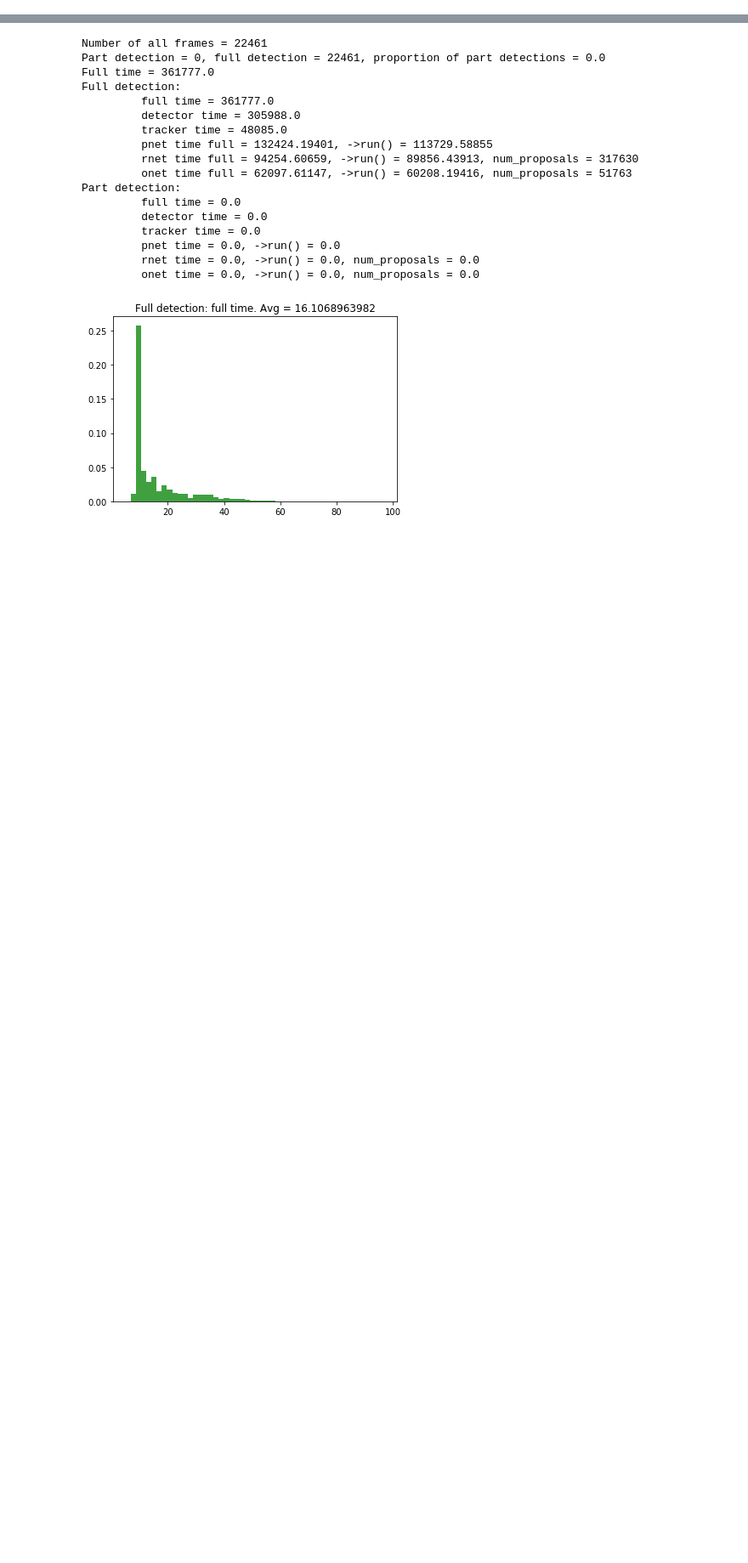
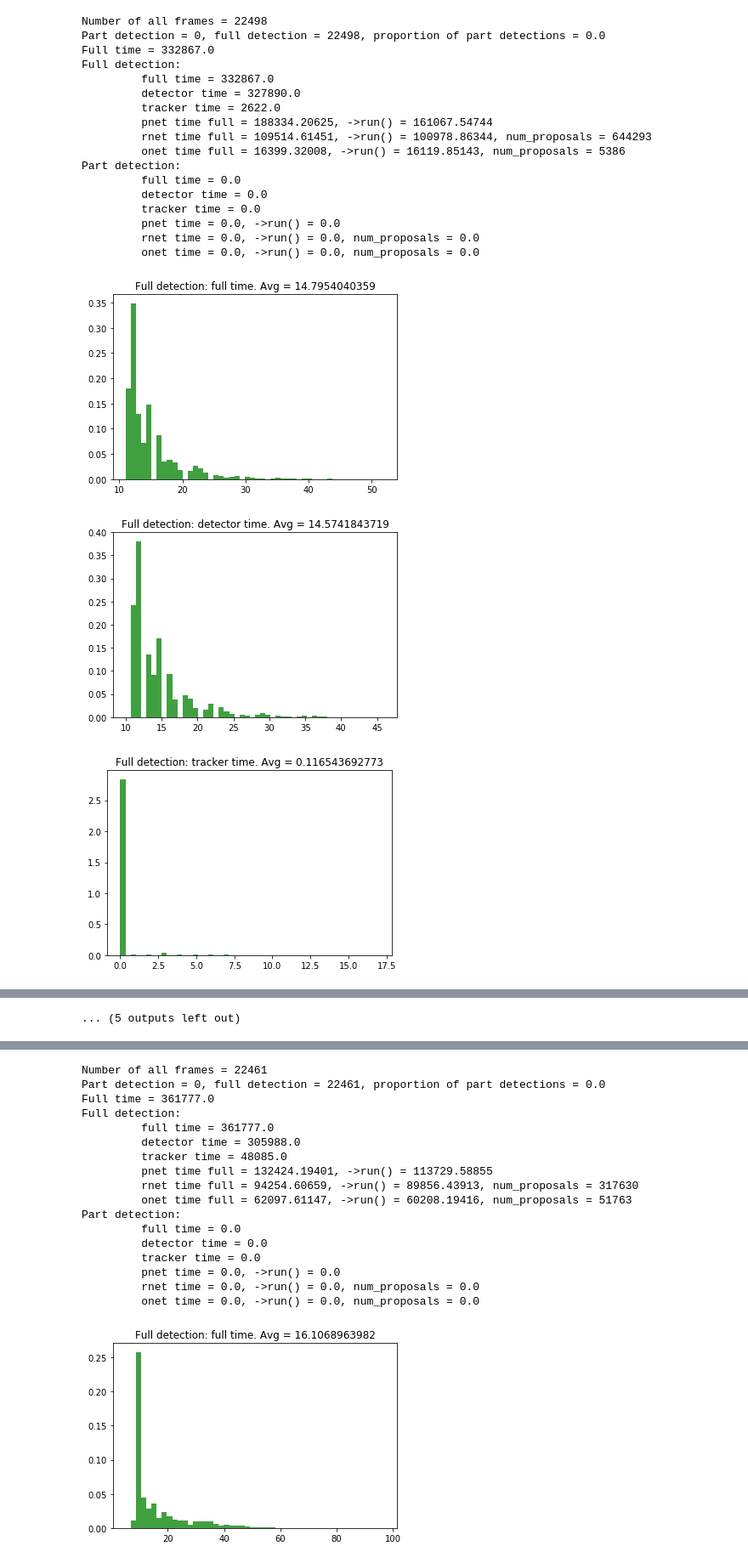
Before and after one commit to aachigorin/notebooks, a Jupyter notebook: facestream_profiling_stat.ipynb, the cells around one changed output, grey strips where cells are left out. Shown at 85% size. Saved outputs shown, nothing was run; the diff lists cells and outputs as text; code cells hidden in the pictures; blank space fills up the shorter version.

Commit message:
dit profiling added

```diff
--- a/facestream_profiling_stat.ipynb
+++ b/facestream_profiling_stat.ipynb
@@ -287,5 +287,26 @@ def extract_stat(lines_fs):
 #lines_fs = open('/Users/aachigorin/work/facestream_videos/profiling/fs_time_4/metro.cpu.redetect/log/facestream.INFO.20171010-162558.26708').readlines()
 #extract_stat(lines_fs)
 # %%
-lines_fs = open('/Users/aachigorin/work/facestream_videos/profiling/fs_time_3/dit.cpu/log/facestream.INFO.20171006-190550.28644').readlines()
+lines_fs = open('/Users/aachigorin/work/facestream_videos/profiling/fs_time_4/dit.cpu/log/facestream.INFO.20171010-142003.8956').readlines()
 extract_stat(lines_fs)
+# %% [output]
+Number of all frames = 22498
+Part detection = 0, full detection = 22498, proportion of part detections = 0.0
+Full time = 332867.0
+Full detection:
+         full time = 332867.0
+         detector time = 327890.0
+         tracker time = 2622.0
+         pnet time full = 188334.20625, ->run() = 161067.54744
+         rnet time full = 109514.61451, ->run() = 100978.86344, num_proposals = 644293
+         onet time full = 16399.32008, ->run() = 16119.85143, num_proposals = 5386
+Part detection:
+         full time = 0.0
+         detector time = 0.0
+         tracker time = 0.0
+         pnet time = 0.0, ->run() = 0.0
+         rnet time = 0.0, ->run() = 0.0, num_proposals = 0.0
+         onet time = 0.0, ->run() = 0.0, num_proposals = 0.0
+[figure, added]
+[figure, added]
+[figure, added]
@@ -291,0 +321 @@ extract_stat(lines_fs)
+... (5 outputs left out)
```
Also changed, not shown: parts of 3 cells of this notebook.
